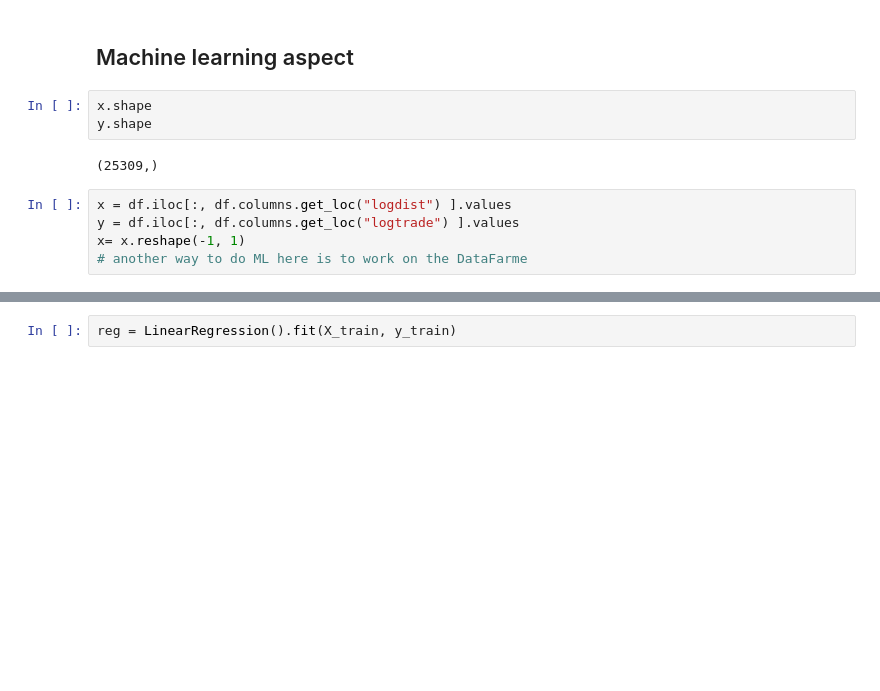
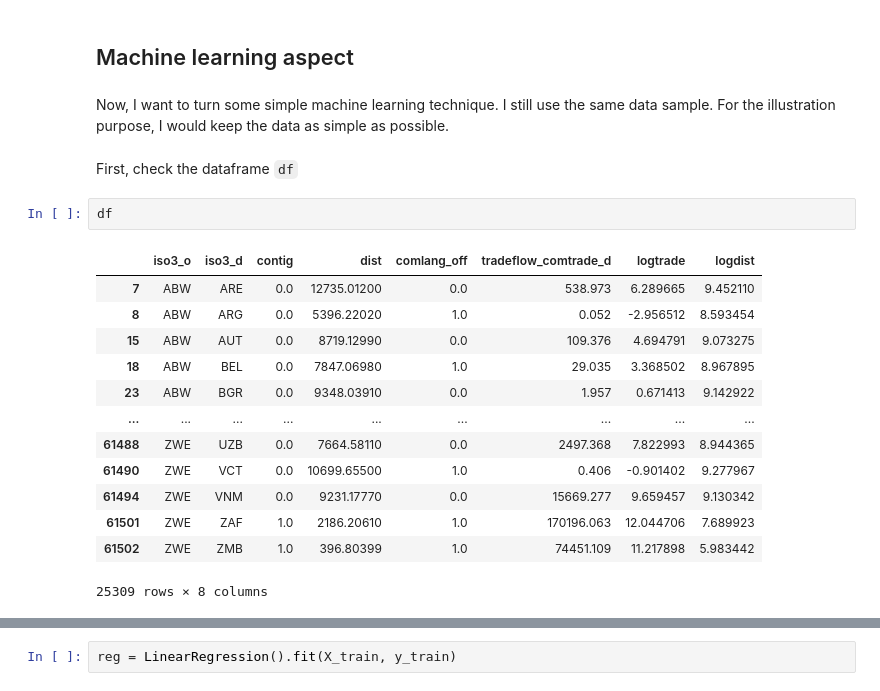
Before and after one commit to JayNie027/ML_python, a Jupyter notebook: ML_python.ipynb, the cells around one changed output, grey strips where cells are left out. Saved outputs shown, nothing was run; the diff lists cells and outputs as text; blank space fills up the shorter version.

```diff
--- a/ML_python.ipynb
+++ b/ML_python.ipynb
@@ -220,13 +220,23 @@ Notes:
 Since the data is bilateral tarde, so I can add the importer and expoter fixed effects into the model. There are two ways to do that (i) using current "linearmodels"; (ii) add dummy variables.
 # %% [markdown]
 ## Machine learning aspect
-# %%
-x.shape
-y.shape
-# %% [output]
-(25309,)
-# %%
-x = df.iloc[:, df.columns.get_loc("logdist") ].values
-y = df.iloc[:, df.columns.get_loc("logtrade") ].values
-x= x.reshape(-1, 1)
-# another way to do ML here is to work on the DataFarme
+# %% [markdown]
+Now, I want to turn some simple machine learning technique. I still use the same data sample. For the illustration purpose, I would keep the data as simple as possible.
+# %% [markdown]
+First, check the dataframe `df`
+# %%
+df
+# %% [output]
+|  | iso3_o | iso3_d | contig | dist | comlang_off | tradeflow_comtrade_d | logtrade | logdist |
+| 7 | ABW | ARE | 0.0 | 12735.01200 | 0.0 | 538.973 | 6.289665 | 9.452110 |
+| 8 | ABW | ARG | 0.0 | 5396.22020 | 1.0 | 0.052 | -2.956512 | 8.593454 |
+| 15 | ABW | AUT | 0.0 | 8719.12990 | 0.0 | 109.376 | 4.694791 | 9.073275 |
+| 18 | ABW | BEL | 0.0 | 7847.06980 | 1.0 | 29.035 | 3.368502 | 8.967895 |
+| 23 | ABW | BGR | 0.0 | 9348.03910 | 0.0 | 1.957 | 0.671413 | 9.142922 |
+| ... | ... | ... | ... | ... | ... | ... | ... | ... |
+| 61488 | ZWE | UZB | 0.0 | 7664.58110 | 0.0 | 2497.368 | 7.822993 | 8.944365 |
+| 61490 | ZWE | VCT | 0.0 | 10699.65500 | 1.0 | 0.406 | -0.901402 | 9.277967 |
+| 61494 | ZWE | VNM | 0.0 | 9231.17770 | 0.0 | 15669.277 | 9.659457 | 9.130342 |
+| 61501 | ZWE | ZAF | 1.0 | 2186.20610 | 1.0 | 170196.063 | 12.044706 | 7.689923 |
+| 61502 | ZWE | ZMB | 1.0 | 396.80399 | 1.0 | 74451.109 | 11.217898 | 5.983442 |
+25309 rows × 8 columns
```
Also changed, not shown: parts of 19 cells of this notebook.
